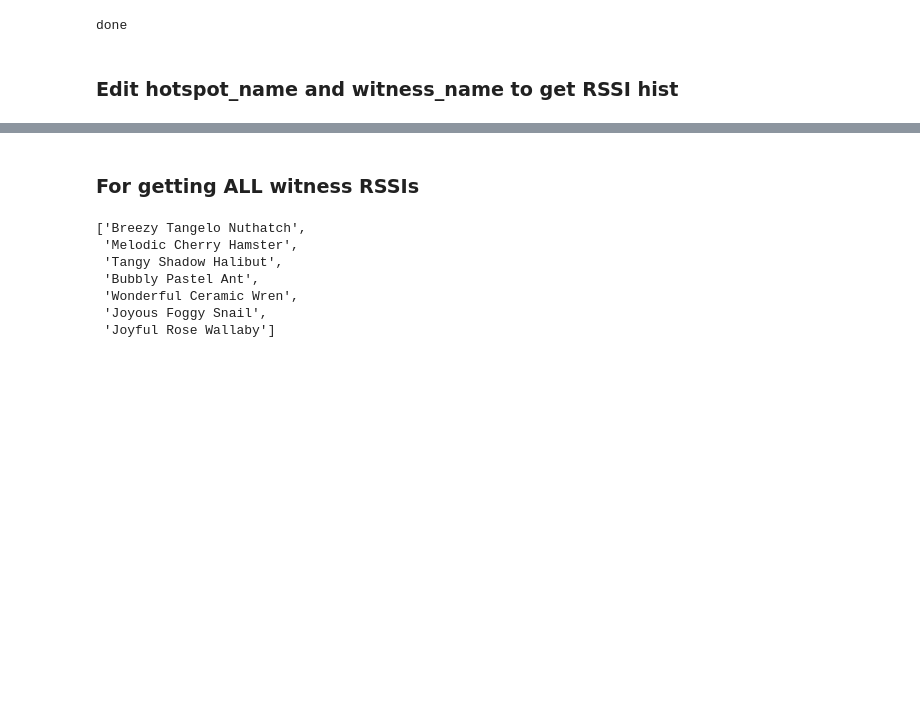
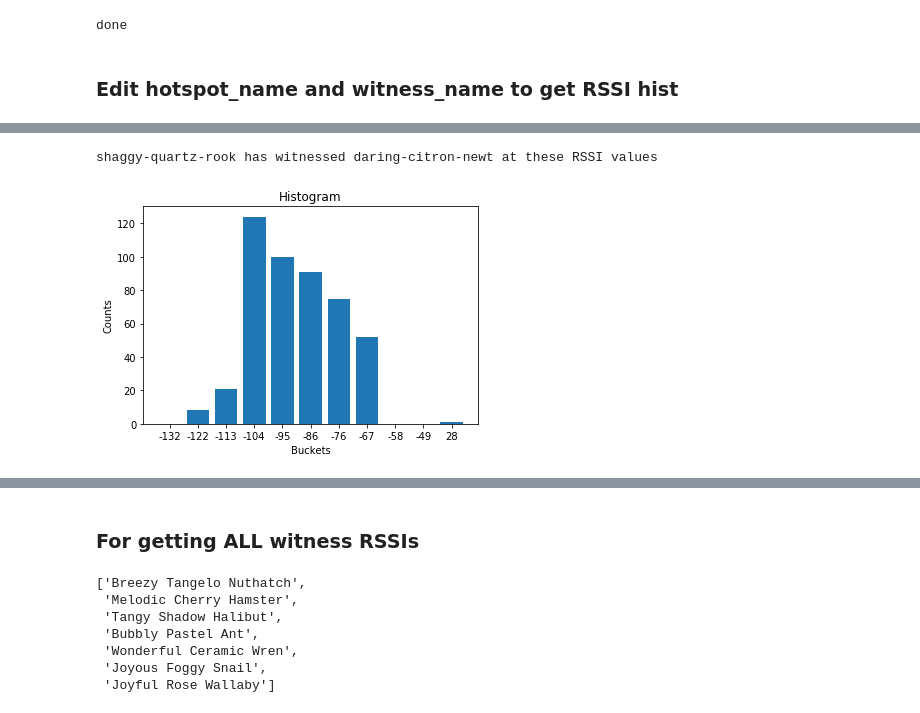
Before and after one commit to helium/ipython-target-modeling, a Jupyter notebook: poc_inspector.ipynb, the cells around one changed output, grey strips where cells are left out. Cells and saved outputs as stored; diff of their text form; code cells hidden in the pictures; blank space fills up the shorter version.

```diff
--- a/poc_inspector.ipynb
+++ b/poc_inspector.ipynb
@@ -153,0 +150,5 @@ innocent-jade-robin has witnessed stale-iris-gecko at these RSSI values
+# %%
+plot_single_witness_by_name("daring-citron-newt", "shaggy-quartz-rook")
+# %% [output]
+shaggy-quartz-rook has witnessed daring-citron-newt at these RSSI values
+[figure, added]
```
Also changed, not shown: parts of 7 cells of this notebook.
